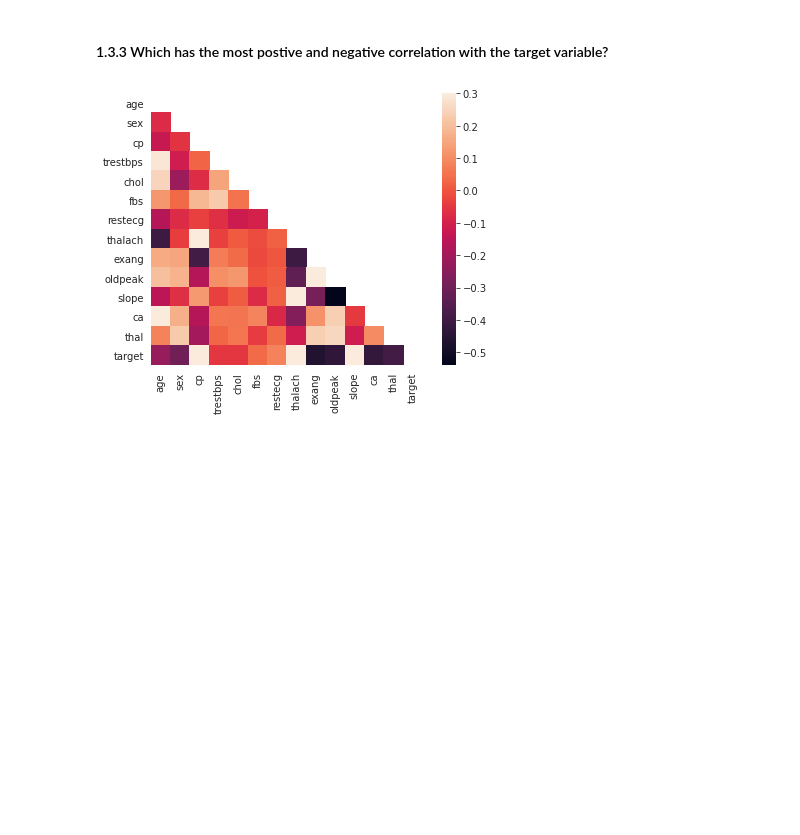
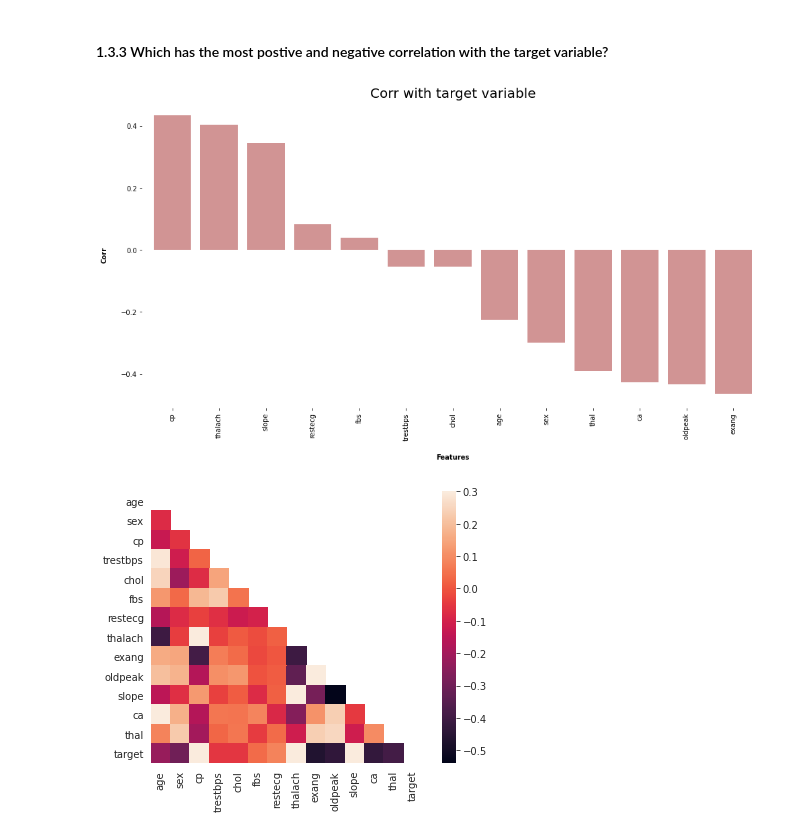
Before and after one commit to Surojit-KB/UNIV-AI-ML2-HW1, a Jupyter notebook: Copy_of_distribute_HW1.ipynb, the cells around one changed output. Cells and saved outputs as stored; diff of their text form; code cells hidden in the pictures; blank space fills up the shorter version.

```diff
--- a/Copy_of_distribute_HW1.ipynb
+++ b/Copy_of_distribute_HW1.ipynb
@@ -293,5 +330,25 @@ your answer here
 # %% [markdown]
 #### 1.3.3 Which has the most postive and negative correlation with the target variable?
+# %%
+corr_matrix = train_data.corr()
+corr_avg_stars = corr_matrix['target'].sort_values(ascending=False)
+corr_avg_stars.pop('target')
+
+#Visualize using a bar plot
+ax = corr_avg_stars.plot(kind='bar', sharex=False, figsize=(14,8), color = 'brown', zorder=2, width=0.8, alpha=0.5)
+
+#Despine
+ax.spines['right'].set_visible(False)
+ax.spines['left'].set_visible(False)
+ax.spines['top'].set_visible(False)
+ax.spines['bottom'].set_visible(False)
+
+ax.set_xlabel('Features', labelpad=20, weight='bold')
+ax.set_ylabel('Corr', labelpad=20, weight='bold')
+plt.title('Corr with target variable', fontsize=20)
+plt.tight_layout()
+# %% [output]
+[figure, added]
 # %%
 #your code here
 corr = train_df.corr()
```
Also changed, not shown: parts of 48 cells of this notebook.
